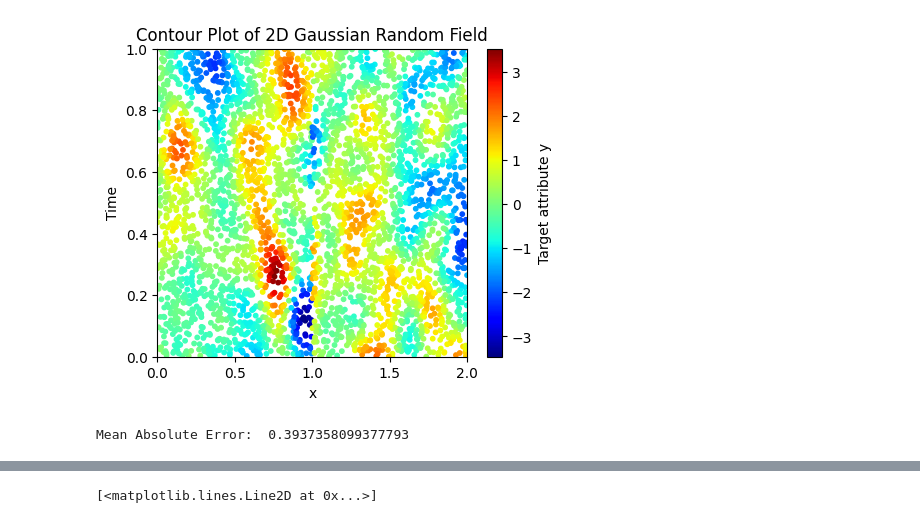
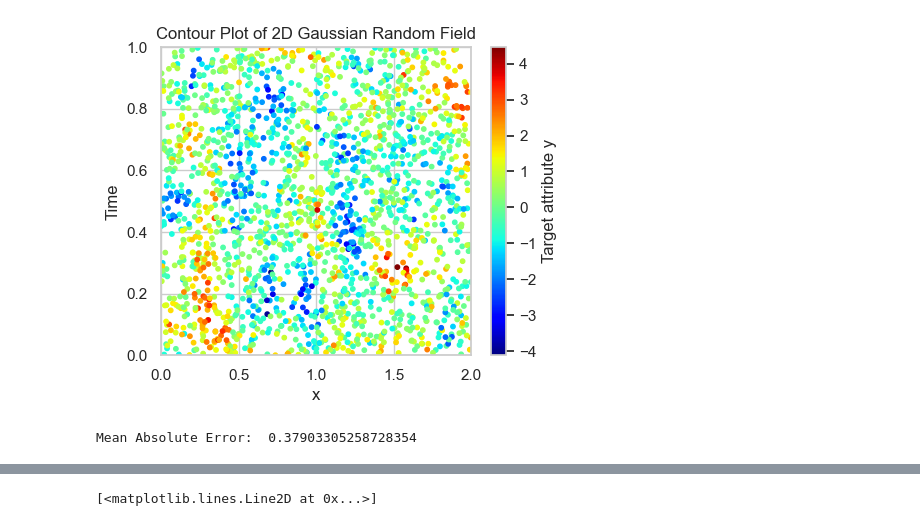
Before and after one commit to hossein-haeri/msmsa, a Jupyter notebook: dth_run.ipynb, the cells around one changed output, grey strips where cells are left out. Drawn from its saved outputs; the diff is of its cells as text; code cells hidden in the pictures.

```diff
--- a/dth_run.ipynb
+++ b/dth_run.ipynb
@@ -37,7 +37,7 @@ def generate_2d_gaussian_random_field(num_points, scale):
     # Generate the random field
     mean = np.zeros(num_points)
     y = np.random.multivariate_normal(mean, covariance_func)
-    y = y + np.random.normal(0, .01, num_points)
+    y = y + np.random.normal(0, .8, num_points)
     return x, t, y
 
 def generate_2_class_field(num_points):
@@ -54,10 +54,25 @@ def generate_2_class_field(num_points):
     y = y + np.random.normal(0, .3, num_points)
     return x, t, y
 
+def generate_2d_abrupt_drift_field(num_points):
+    # Sample x and y randomly
+    x = np.random.uniform(1, 2, num_points)
+    t = np.random.uniform(0, 1, num_points)
+
+    # Generate the random field
+    y = np.ones(num_points)
+    for i in range(num_points):
+        if t[i] > 0.5 and x[i] < 1.5:
+        # if t[i] > 0.5:
+        # if x[i]+t[i] > 1:
+            y[i] = -1
+            # print(y[i],i)
+    y = y + np.random.normal(0, 0, num_points)
+    return x, t, y
 
 
 # Parameters
-num_points = 2000  # Number of points to sample
+num_points = 1000  # Number of points to sample
 scale = 0.1  # Scale of the correlation
 
 # Generate field
@@ -65,59 +80,62 @@ x1, t1, y1 = generate_2d_gaussian_random_field(num_points, scale)
 # x2, t2, y2 = generate_2_class_field(int(num_points/3))
 x2, t2, y2 = generate_2d_gaussian_random_field(num_points, scale)
 
+
 # combine the data into one dataset
 x = np.concatenate((x1, x2+1))
 t = np.concatenate((t1, t2))
 y = np.concatenate((y1, y2))
 
+
+# x, t, y = generate_2d_abrupt_drift_field(num_points)
 # x = x1
 # t = t1
 # y = y1
 
 num_samples = len(x)
 # Make a stream of samples
 stream = []
 for i in range(num_samples):
     stream.append((x[i], y[i], t[i], None))
 # sort samples in the stream by time
 stream.sort(key=lambda sample: sample[2])
 
 %matplotlib inline
 # Create a contour plot
 plt.figure(figsize=(5, 4))
 # plt.tricontourf(x, t, y, levels=20, cmap='viridis')
 # plt.colorbar(label='Target attribute y')
 vmin = min(y)
 vmax = max(y)
 plt.scatter(x, t, c=y, s=10, cmap='jet',vmin=vmin, vmax=vmax)
 plt.colorbar(label='Target attribute y')
 plt.xlim(0, 2)
 plt.ylim(0, 1)
 plt.title('Contour Plot of 2D Gaussian Random Field')
 plt.xlabel('x')
 plt.ylabel('Time')
 plt.show()
 # %% [output]
-[figure, old version]
+[figure, new version]
 # %%
 %matplotlib qt
 plt.close('all')
 plt.figure(figsize=(4.5, 4.9))
 dth = DTH(    epsilon=0.9,
-              num_sub_learners=10,
-              min_new_samples_for_base_learner_update=10,
+              num_sub_learners=5,
+              min_new_samples_for_base_learner_update=5,
               min_new_samples_for_pruining=1,
               multi_threading_sub_learners=True,
               pruning_disabled=False,
               num_pruning_threads=1,
               max_elimination=5,
-              use_sublearners_as_baselearner=True,
+              use_sublearners_as_baselearner=False,
               max_investigated_samples = 10)
 y_pred = []
 stream = np.array(stream)
 samples_in_memory = []
 for i, (X, y, t, y_pred) in enumerate(tqdm(stream)):
-    stream[i,3] = dth.predict_online_model([X], t)
+    stream[i,3] = dth.predict_online_model([X], t)[0]
     # print(stream[i,3])
     dth.add_sample([X], y, t)
     dth.update_online_model()
@@ -134,7 +152,7 @@ for i, (X, y, t, y_pred) in enumerate(tqdm(stream)):
     # plt.xlim(0, 2)
     # plt.ylim(0, 1)
     # plt.title('Number of samples in memory: {}'.format(len(dth.memory)) + '\n Total recieved samples: {}'.format(i))
-    # plt.pause(0.001)
+    # plt.pause(0.0001)
 
 
 
@@ -144,6 +162,6 @@ y_true = stream[:,1]
 error = np.abs(y_true - y_pred)
 print('Mean Absolute Error: ', np.mean(error))
 # %% [output]
-Mean Absolute Error:  0.3937358099377793
+Mean Absolute Error:  0.37903305258728354
 # %%
 # %% [output]
```
Also changed, not shown: parts of 1 cell of this notebook, 21 other files.
